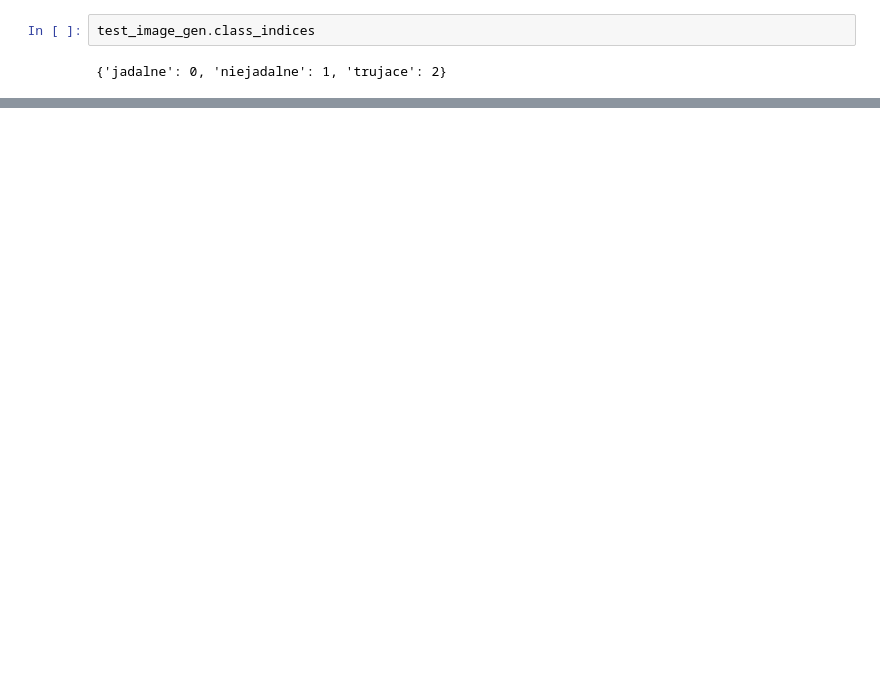
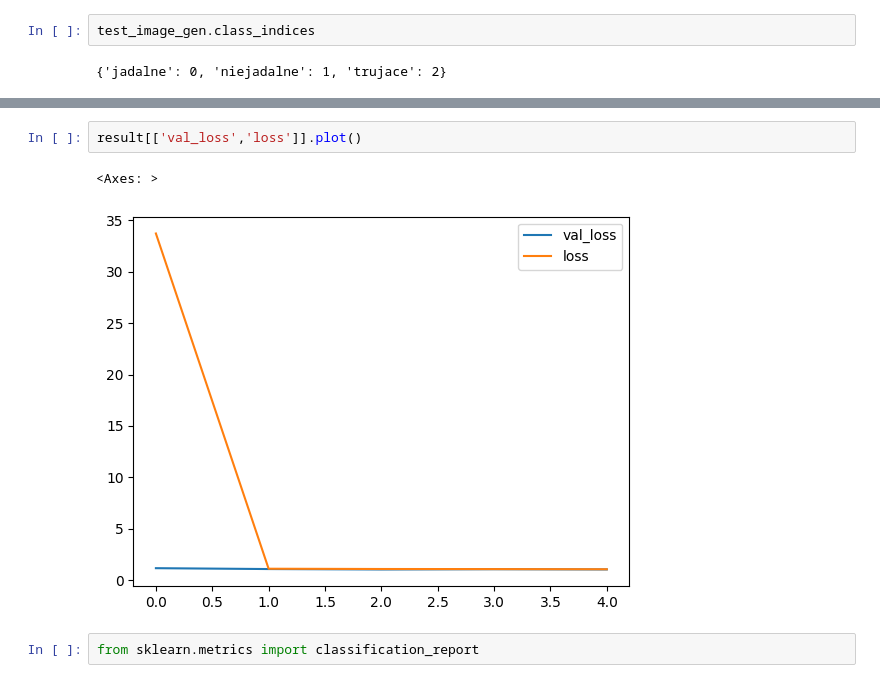
Before and after one commit to PatrykCiwinski/Fungi_CNN, a Jupyter notebook: grzyby.ipynb, the cells around one changed output, grey strips where cells are left out. Saved outputs shown, nothing was run; the diff lists cells and outputs as text; blank space fills up the shorter version.

```diff
--- a/grzyby.ipynb
+++ b/grzyby.ipynb
@@ -259,0 +262,7 @@ test_image_gen.class_indices
+# %%
+result[['val_loss','loss']].plot()
+# %% [output]
+<Axes: >
+[figure, added]
+# %%
+from sklearn.metrics import classification_report
```
Also changed, not shown: parts of 12 cells of this notebook.
